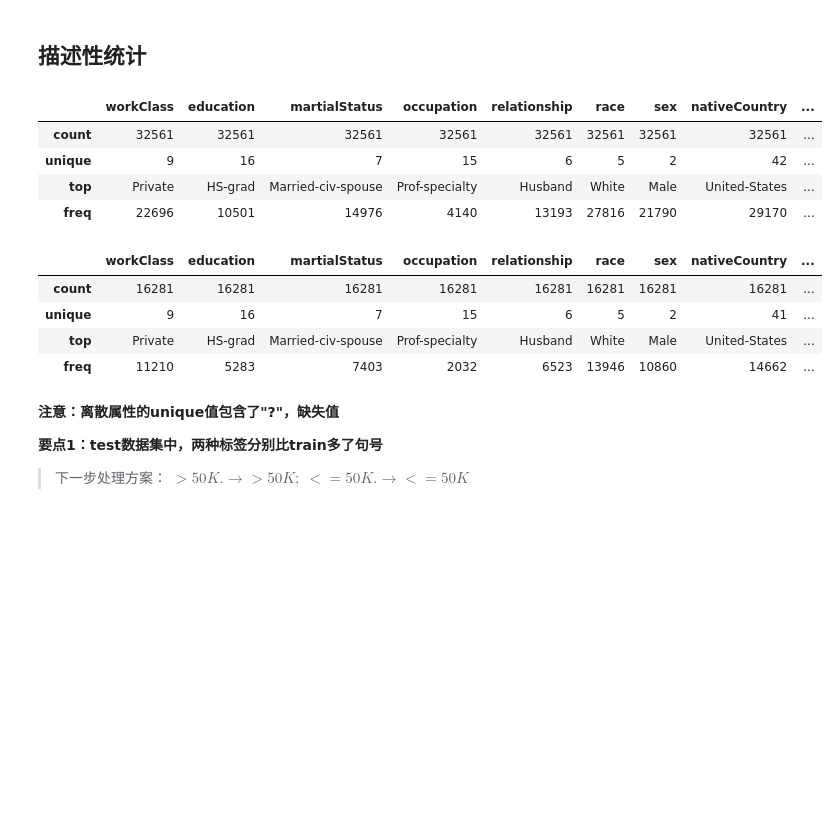
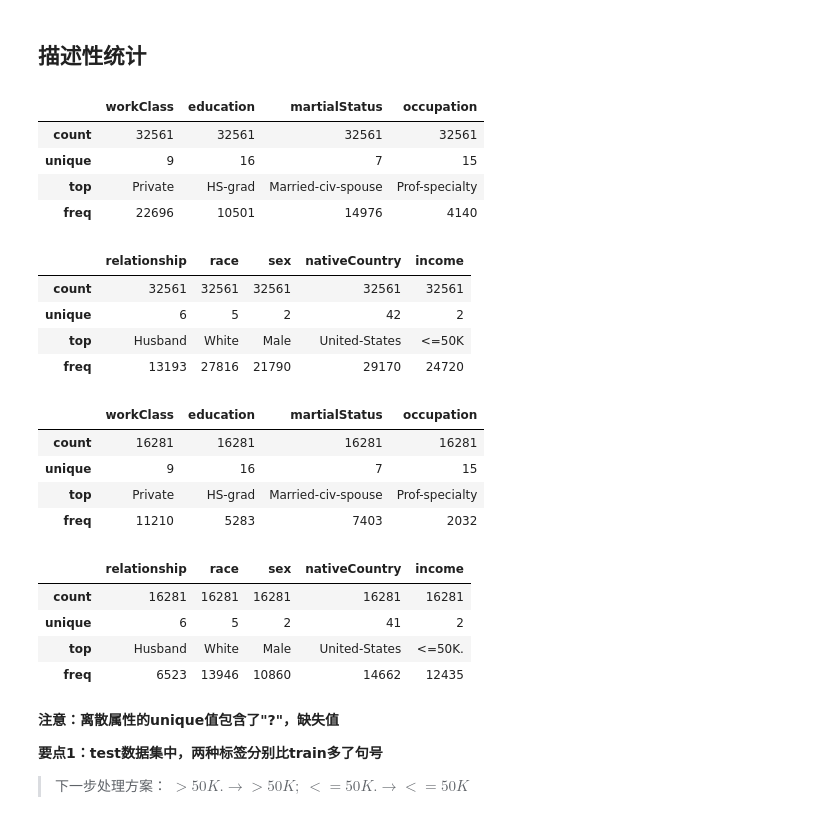
Before and after one commit to MarioZZJ/PM.SimLab-DM, a Jupyter notebook: L2-Classification.ipynb, the cells around one changed output. Cells and saved outputs as stored; diff of their text form; code cells hidden in the pictures; blank space fills up the shorter version.

```diff
--- a/L2-Classification.ipynb
+++ b/L2-Classification.ipynb
@@ -16,8 +16,10 @@
 import numpy as np
 import pandas as pd
 import matplotlib.pyplot as plt
-
-pd.options.display.latex.repr = False
+import seaborn
+import warnings
+warnings.filterwarnings("ignore")
+pd.options.display.latex.repr = True
 # %% [markdown]
 # 数据探索EDA
 
@@ -52,19 +64,31 @@ data.tail(3)
 # %% [markdown]
 ## 描述性统计
 # %%
-display(train.iloc[:,[1,3,5,6,7,8,9,13,14]].describe()) # 离散型数据
-display(test.iloc[:,[1,3,5,6,7,8,9,13,14]].describe()) # 离散型数据
+display(train.iloc[:,[1,3,5,6,7,8,9,13,14]].describe().iloc[:,:4],
+        train.iloc[:,[1,3,5,6,7,8,9,13,14]].describe().iloc[:,4:],
+        test.iloc[:,[1,3,5,6,7,8,9,13,14]].describe().iloc[:,0:4],
+        test.iloc[:,[1,3,5,6,7,8,9,13,14]].describe().iloc[:,4:])
 # %% [output]
-|  | workClass | education | martialStatus | occupation | relationship | race | sex | nativeCountry | ... |
-| count | 32561 | 32561 | 32561 | 32561 | 32561 | 32561 | 32561 | 32561 | ... |
-| unique | 9 | 16 | 7 | 15 | 6 | 5 | 2 | 42 | ... |
-| top | Private | HS-grad | Married-civ-spouse | Prof-specialty | Husband | White | Male | United-States | ... |
-| freq | 22696 | 10501 | 14976 | 4140 | 13193 | 27816 | 21790 | 29170 | ... |
+|  | workClass | education | martialStatus | occupation |
+| count | 32561 | 32561 | 32561 | 32561 |
+| unique | 9 | 16 | 7 | 15 |
+| top | Private | HS-grad | Married-civ-spouse | Prof-specialty |
+| freq | 22696 | 10501 | 14976 | 4140 |
-|  | workClass | education | martialStatus | occupation | relationship | race | sex | nativeCountry | ... |
-| count | 16281 | 16281 | 16281 | 16281 | 16281 | 16281 | 16281 | 16281 | ... |
-| unique | 9 | 16 | 7 | 15 | 6 | 5 | 2 | 41 | ... |
-| top | Private | HS-grad | Married-civ-spouse | Prof-specialty | Husband | White | Male | United-States | ... |
-| freq | 11210 | 5283 | 7403 | 2032 | 6523 | 13946 | 10860 | 14662 | ... |
+|  | relationship | race | sex | nativeCountry | income |
+| count | 32561 | 32561 | 32561 | 32561 | 32561 |
+| unique | 6 | 5 | 2 | 42 | 2 |
+| top | Husband | White | Male | United-States | <=50K |
+| freq | 13193 | 27816 | 21790 | 29170 | 24720 |
+|  | workClass | education | martialStatus | occupation |
+| count | 16281 | 16281 | 16281 | 16281 |
+| unique | 9 | 16 | 7 | 15 |
+| top | Private | HS-grad | Married-civ-spouse | Prof-specialty |
+| freq | 11210 | 5283 | 7403 | 2032 |
+|  | relationship | race | sex | nativeCountry | income |
+| count | 16281 | 16281 | 16281 | 16281 | 16281 |
+| unique | 6 | 5 | 2 | 41 | 2 |
+| top | Husband | White | Male | United-States | <=50K. |
+| freq | 6523 | 13946 | 10860 | 14662 | 12435 |
 # %% [markdown]
 **注意：离散属性的unique值包含了"?"，缺失值**
 
```
Also changed, not shown: parts of 75 cells of this notebook, 2 other files.
